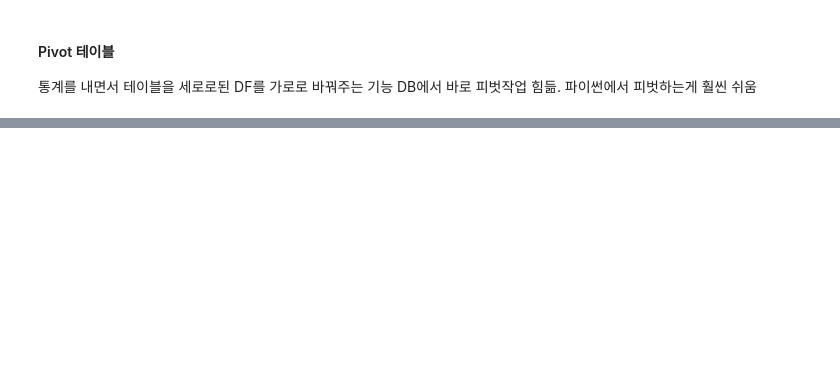
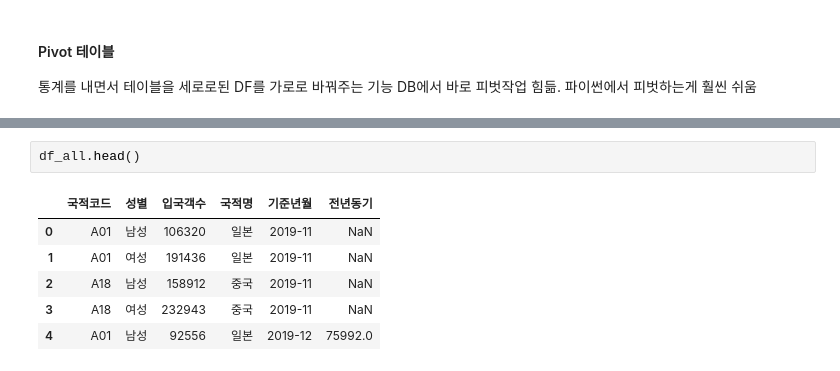
Before and after one commit to simwh123/bigdata-analysis-2024, a Jupyter notebook: day02/da03_pandas_basic.ipynb, the cells around one changed output, grey strips where cells are left out. Saved outputs shown, nothing was run; the diff lists cells and outputs as text; blank space fills up the shorter version.

```diff
--- a/day02/da03_pandas_basic.ipynb
+++ b/day02/da03_pandas_basic.ipynb
@@ -132,0 +168,9 @@ df_all.pivot_table(values='입국객수', index='국적코드', columns='기준
+# %%
+df_all.head()
+# %% [output]
+|  | 국적코드 | 성별 | 입국객수 | 국적명 | 기준년월 | 전년동기 |
+| 0 | A01 | 남성 | 106320 | 일본 | 2019-11 | NaN |
+| 1 | A01 | 여성 | 191436 | 일본 | 2019-11 | NaN |
+| 2 | A18 | 남성 | 158912 | 중국 | 2019-11 | NaN |
+| 3 | A18 | 여성 | 232943 | 중국 | 2019-11 | NaN |
+| 4 | A01 | 남성 | 92556 | 일본 | 2019-12 | 75992.0 |
```
Also changed, not shown: parts of 6 cells of this notebook, 2 other files.
